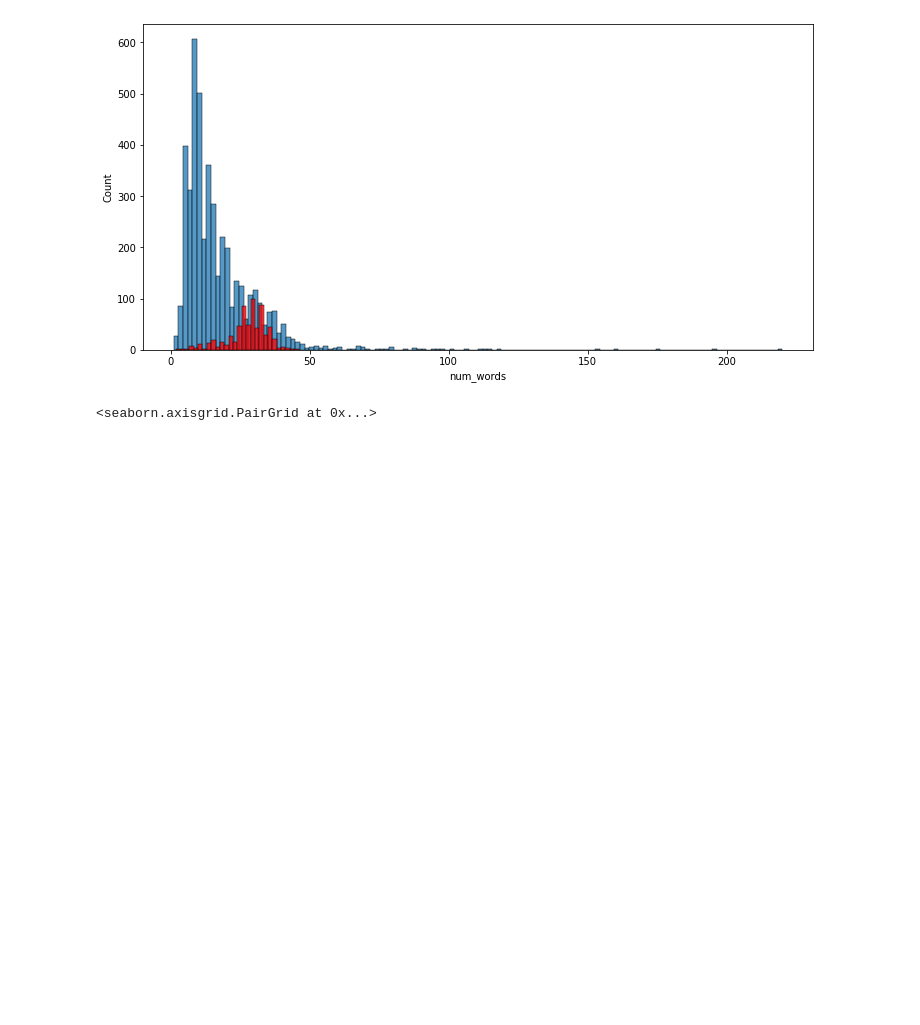
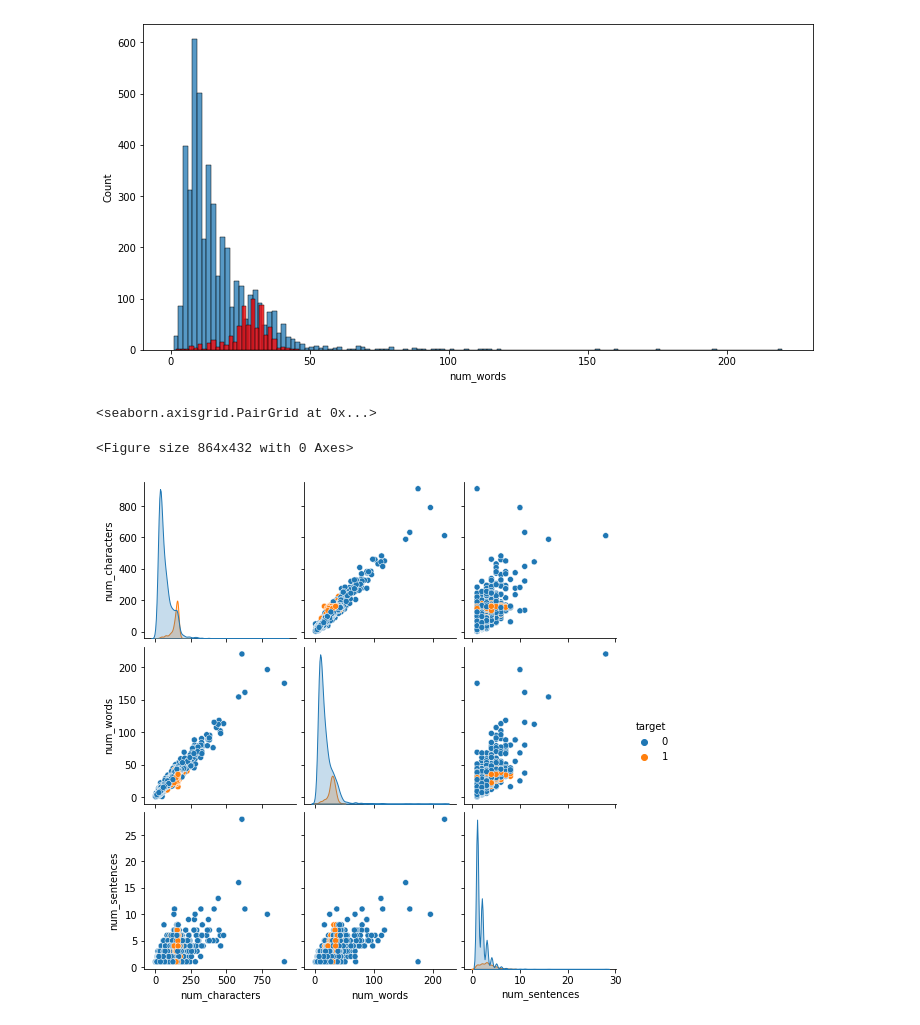
Before and after one commit to Abbracx/Data-Science, a Jupyter notebook: spam-classifier/Email_Spam_SMS_Classification.ipynb, the cells around one changed output. Drawn from its saved outputs; the diff is of its cells as text; code cells hidden in the pictures; blank space fills up the shorter version.

```diff
--- a/spam-classifier/Email_Spam_SMS_Classification.ipynb
+++ b/spam-classifier/Email_Spam_SMS_Classification.ipynb
@@ -294,7 +294,10 @@ sns.histplot(df[df['target'] == 1]['num_words'], color='red')
 <AxesSubplot:xlabel='num_words', ylabel='Count'>
 [figure]
 # %%
- sns.pairplot(df, hue='target')
+plt.figure(figsize=(12, 6))
+sns.pairplot(df, hue='target')
 # %% [output]
 <seaborn.axisgrid.PairGrid at 0x...>
+<Figure size 864x432 with 0 Axes>
+[figure, added]
 # %%
```
Also changed, not shown: parts of 26 cells of this notebook.
